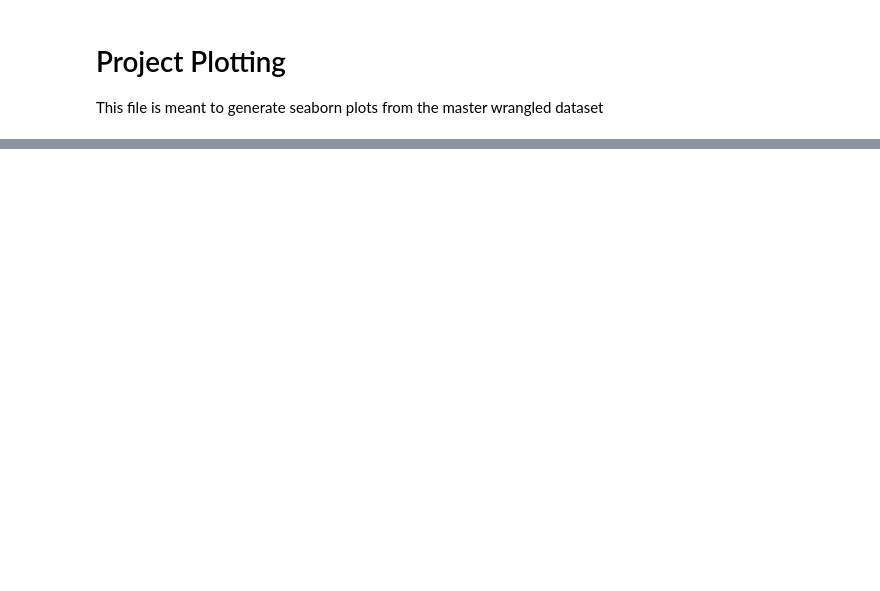
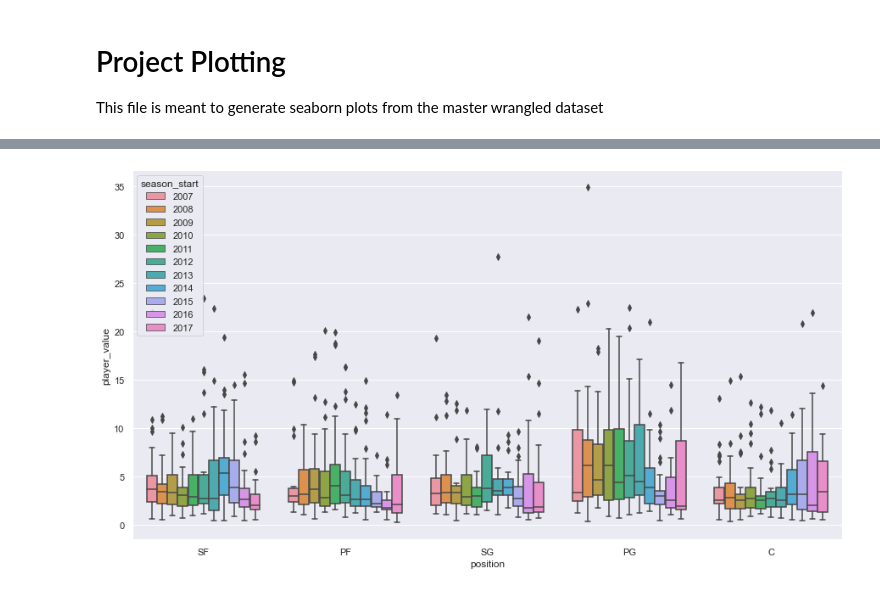
Before and after one commit to matteo8p/NBA_Analysis, a Jupyter notebook: Master Data Plotting.ipynb, the cells around one changed output, grey strips where cells are left out. Saved outputs shown, nothing was run; the diff lists cells and outputs as text; code cells hidden in the pictures; blank space fills up the shorter version.

```diff
--- a/Master Data Plotting.ipynb
+++ b/Master Data Plotting.ipynb
@@ -67,0 +183,6 @@ result.head(10)
+# %%
+sns.set(rc = {'figure.figsize':(15,8)})
+ax = sns.boxplot(data=df_07_17, y='player_value', x='position', hue='season_start')
+plt.savefig("images/boxplot_position_season.png")
+# %% [output]
+[figure, added]
```
Also changed, not shown: parts of 19 cells of this notebook, 2 other files.
